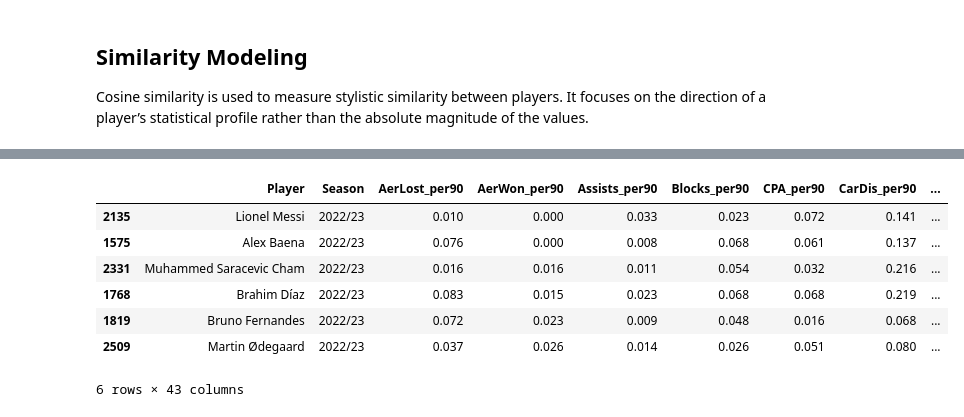
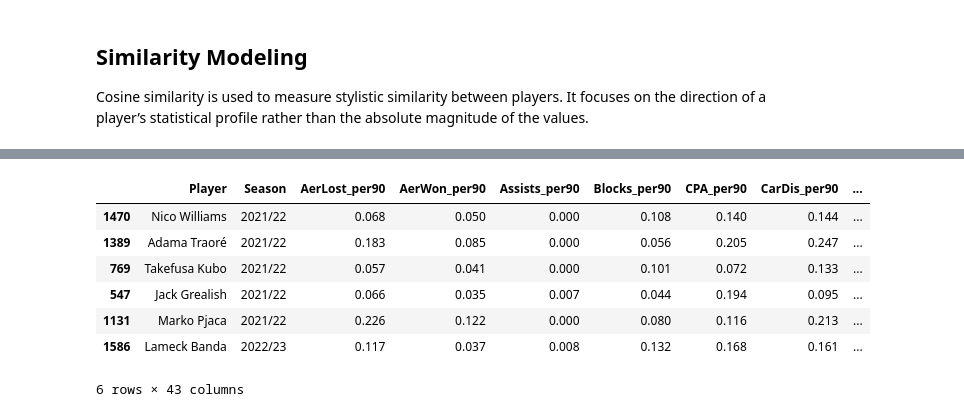
Before and after one commit to Rednas25/Football-21-23-_players_python_analytics, a Jupyter notebook: notebooks/FootballBrothers.ipynb, the cells around one changed output, grey strips where cells are left out. Saved outputs shown, nothing was run; the diff lists cells and outputs as text; code cells hidden in the pictures.

```diff
--- a/notebooks/FootballBrothers.ipynb
+++ b/notebooks/FootballBrothers.ipynb
@@ -274,13 +286,13 @@ def compare_players(base_player: str, base_season: str, top_n: int = 5):
 
     return stats_table.round(3)
 # %%
-compare_players("Lionel Messi", "2022/23", top_n=5)
+compare_players("Nico Williams", "2021/22", top_n=5)
 # %% [output]
 |  | Player | Season | AerLost_per90 | AerWon_per90 | Assists_per90 | Blocks_per90 | CPA_per90 | CarDis_per90 | ... |
-| 2135 | Lionel Messi | 2022/23 | 0.010 | 0.000 | 0.033 | 0.023 | 0.072 | 0.141 | ... |
-| 1575 | Alex Baena | 2022/23 | 0.076 | 0.000 | 0.008 | 0.068 | 0.061 | 0.137 | ... |
-| 2331 | Muhammed Saracevic Cham | 2022/23 | 0.016 | 0.016 | 0.011 | 0.054 | 0.032 | 0.216 | ... |
-| 1768 | Brahim Díaz | 2022/23 | 0.083 | 0.015 | 0.023 | 0.068 | 0.068 | 0.219 | ... |
-| 1819 | Bruno Fernandes | 2022/23 | 0.072 | 0.023 | 0.009 | 0.048 | 0.016 | 0.068 | ... |
-| 2509 | Martin Ødegaard | 2022/23 | 0.037 | 0.026 | 0.014 | 0.026 | 0.051 | 0.080 | ... |
+| 1470 | Nico Williams | 2021/22 | 0.068 | 0.050 | 0.000 | 0.108 | 0.140 | 0.144 | ... |
+| 1389 | Adama Traoré | 2021/22 | 0.183 | 0.085 | 0.000 | 0.056 | 0.205 | 0.247 | ... |
+| 769 | Takefusa Kubo | 2021/22 | 0.057 | 0.041 | 0.000 | 0.101 | 0.072 | 0.133 | ... |
+| 547 | Jack Grealish | 2021/22 | 0.066 | 0.035 | 0.007 | 0.044 | 0.194 | 0.095 | ... |
+| 1131 | Marko Pjaca | 2021/22 | 0.226 | 0.122 | 0.000 | 0.080 | 0.116 | 0.213 | ... |
+| 1586 | Lameck Banda | 2022/23 | 0.117 | 0.037 | 0.008 | 0.132 | 0.168 | 0.161 | ... |
 6 rows × 43 columns
```
Also changed, not shown: parts of 33 cells of this notebook.
